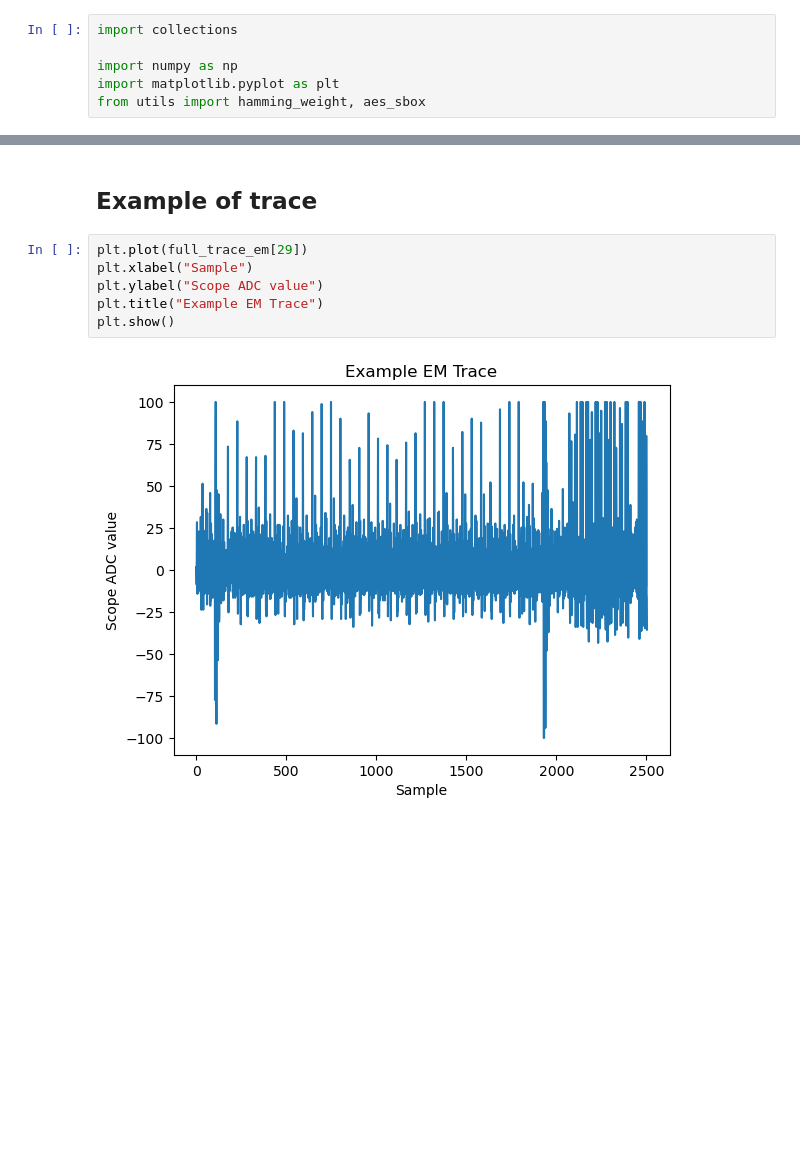
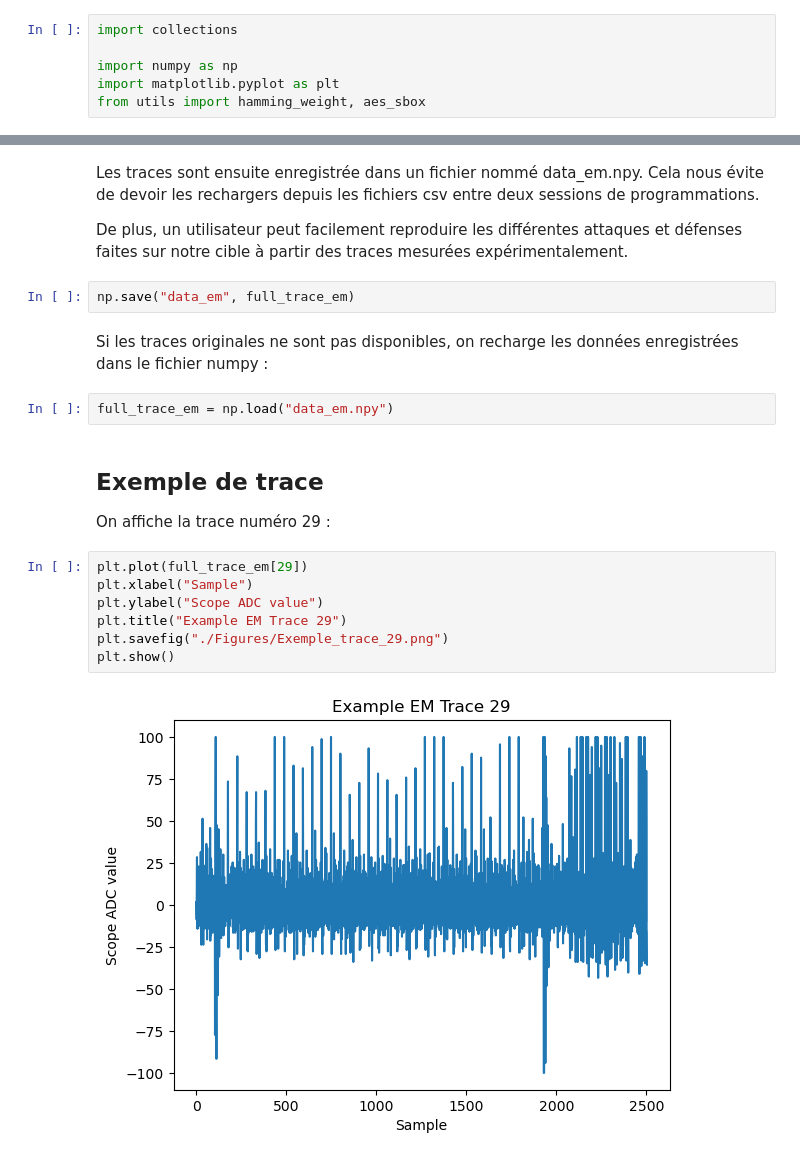
Before and after one commit to ArseneBA/Side_channel_attack, a Jupyter notebook: emse2023_labs/Correlation attack.ipynb, the cells around one changed output, grey strips where cells are left out. Saved outputs shown, nothing was run; the diff lists cells and outputs as text; blank space fills up the shorter version.

```diff
--- a/emse2023_labs/Correlation attack.ipynb
+++ b/emse2023_labs/Correlation attack.ipynb
@@ -60,10 +53,22 @@ print(np.shape(full_trace_em))
+# %% [markdown]
+Les traces sont ensuite enregistrée dans un fichier nommé data_em.npy. Cela nous évite de devoir les rechargers depuis les fichiers csv entre deux sessions de programmations.
+
+De plus, un utilisateur peut facilement reproduire les différentes attaques et défenses faites sur notre cible à partir des traces mesurées expérimentalement.
+# %%
+np.save("data_em", full_trace_em)
+# %% [markdown]
+Si les traces originales ne sont pas disponibles, on recharge les données enregistrées dans le fichier numpy :
+# %%
+full_trace_em = np.load("data_em.npy")
 # %% [markdown]
-## Example of trace
+## Exemple de trace
+On affiche la trace numéro 29 :
 # %%
 plt.plot(full_trace_em[29])
 plt.xlabel("Sample")
 plt.ylabel("Scope ADC value")
-plt.title("Example EM Trace")
+plt.title("Example EM Trace 29")
+plt.savefig("./Figures/Exemple_trace_29.png")
 plt.show()
 # %% [output]
-[figure, old version]
+[figure, new version]
```
Also changed, not shown: parts of 27 cells of this notebook.
